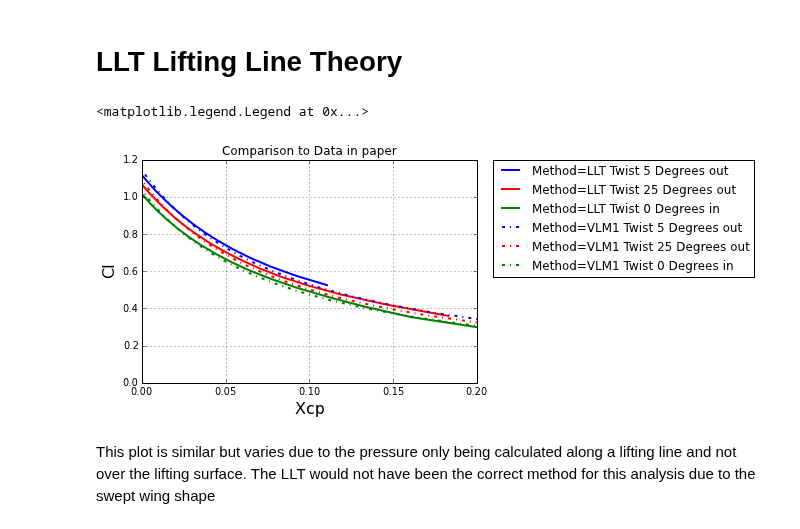
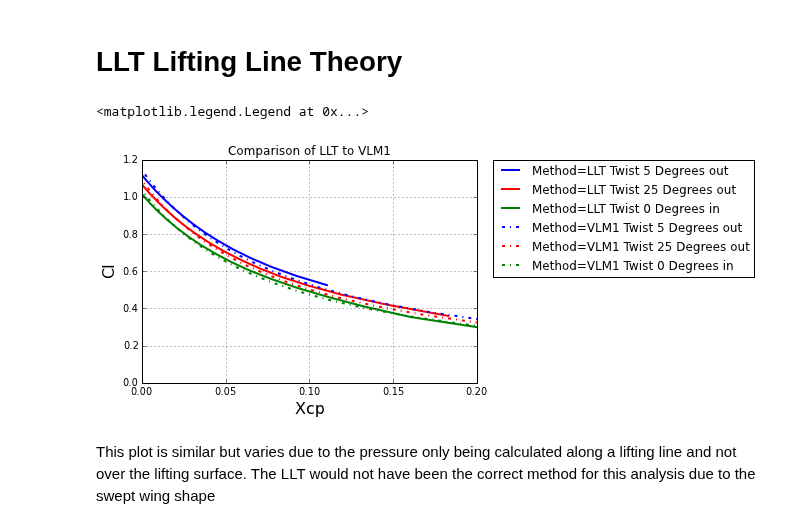
Before and after one commit to colinparker/Pterosaur, a Jupyter notebook: parker_pterosaur.ipynb, the cells around one changed output. Drawn from its saved outputs; the diff is of its cells as text; code cells hidden in the pictures.

```diff
--- a/parker_pterosaur.ipynb
+++ b/parker_pterosaur.ipynb
@@ -177,28 +175,28 @@ This figure above compares the results given in an excel file to the data I crea
 # %%
 xStart,xEnd =0,.2
 yStart,yEnd = 0,1.2
 size = 15
-plt.title('Comparison to Data in paper')
+plt.title('Comparison of LLT to VLM1')
 plt.grid(True)
 plt.xlabel('Xcp ',fontsize=16)
 plt.ylabel('Cl',fontsize=16)
 plt.xlim(xStart,xEnd)
 plt.ylim(yStart,yEnd)
 wing['5outLLT'].plot('blue','solid')
 plt.hold(True)
 wing['25outLLT'].plot('red','solid')
 plt.hold(True)
 wing['0inLLT'].plot('green','solid')
 plt.hold(True)
 wing['5outVLM1'].plot('blue','dashdot')
 plt.hold(True)
 wing['25outVLM1'].plot('red','dashdot')
 plt.hold(True)
 wing['0inVLM1'].plot('green','dashdot')
 plt.legend(bbox_to_anchor=(1.05, 1), loc=2, borderaxespad=0.)
 # %% [output]
 <matplotlib.legend.Legend at 0x...>
-[figure, old version]
+[figure, new version]
 # %% [markdown]
 This plot is similar but varies due to the pressure only being calculated along a lifting line and not over the lifting surface.  The LLT would not have been the correct method for this analysis due to the swept wing shape
 # %% [markdown]
```
Also changed, not shown: parts of 3 cells of this notebook, 5 other files.
